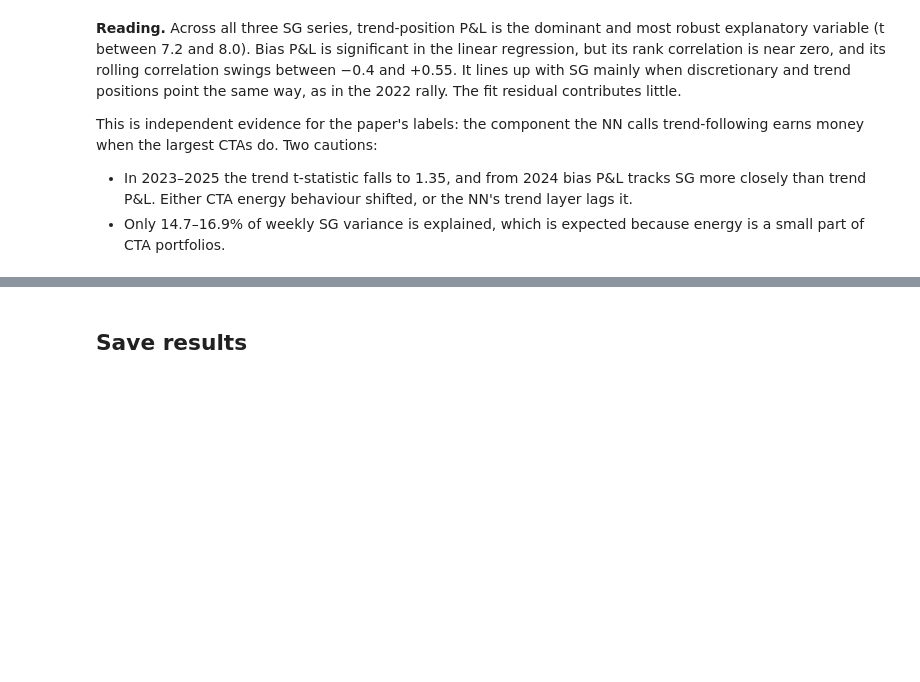
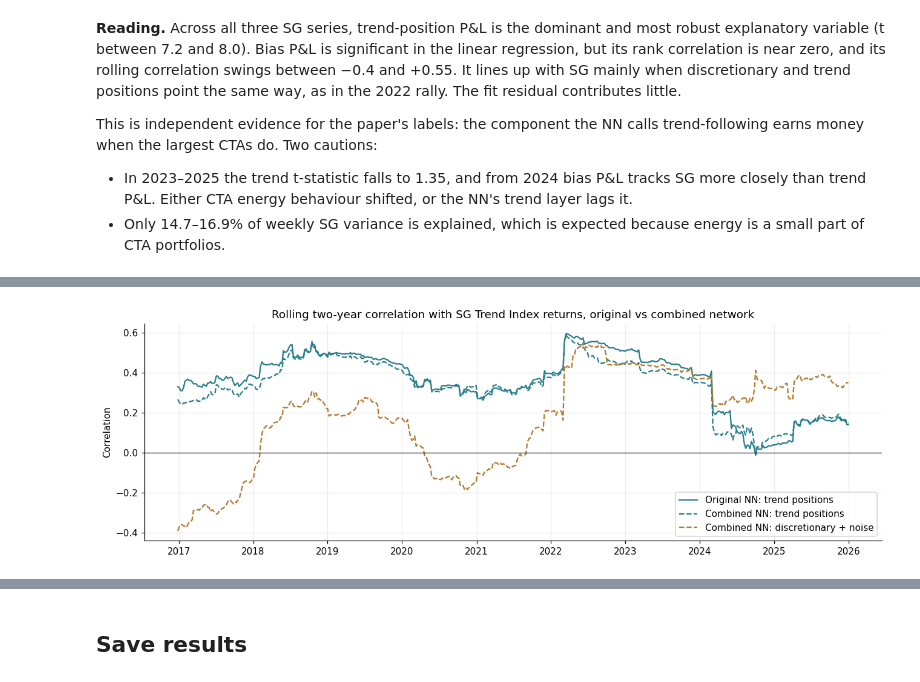
Before and after one commit to julienwax/Capstone, a Jupyter notebook: working_ideas/nn_benchmark.ipynb, the cells around one changed output, grey strips where cells are left out. Cells and saved outputs as stored; diff of their text form; code cells hidden in the pictures; blank space fills up the shorter version.

```diff
--- a/working_ideas/nn_benchmark.ipynb
+++ b/working_ideas/nn_benchmark.ipynb
@@ -137,0 +146,17 @@ This is independent evidence for the paper's labels: the component the NN calls
+# %%
+combined, combined_loadings = sg.run_decomposition(panel, config, combined=True)
+two_parts = lambda p: p.assign(pnl_nontrend=p['pnl_bias'] + p['pnl_residual'])
+pnl_split = {'Original NN': two_parts(pnl),
+             'Combined NN': two_parts(sg.weekly_energy_pnl(panel, daily, combined, sg_levels))}
+TWO_PARTS = ['pnl_trend', 'pnl_nontrend']
+trends = decomposition.merge(combined, on=KEYS, suffixes=('', '_combined'))
+print(f"Correlation of the two networks' trend components: {trends['trend_cur'].corr(trends['trend_cur_combined']):.2f}")
+
+combined_correlations = pd.concat({name: sg.pnl_correlations(p, 'SG Trend', TWO_PARTS) for name, p in pnl_split.items()})
+display(combined_correlations.round(3))
+combined_attribution = pd.concat({name: sg.attribution_table(p, {
+    'SG Trend': ('SG Trend', 2015, 2025), 'SG CTA': ('SG CTA', 2015, 2025),
+    'SG Trend Indicator': ('SG Trend Indicator', 2015, 2025),
+    'SG Trend, 2015–2019': ('SG Trend', 2015, 2019), 'SG Trend, 2020–2022': ('SG Trend', 2020, 2022),
+    'SG Trend, 2023–2025': ('SG Trend', 2023, 2025)}, TWO_PARTS) for name, p in pnl_split.items()})
+display(combined_attribution.round(2))
@@ -137,0 +183,23 @@ This is independent evidence for the paper's labels: the component the NN calls
+# %%
+fig, ax = plt.subplots(figsize=(12, 4))
+for name, col, color, style in [('Original NN', 'pnl_trend', COLORS['trend'], '-'),
+                                ('Combined NN', 'pnl_trend', COLORS['trend'], '--'),
+                                ('Combined NN', 'pnl_nontrend', COLORS['bias'], '--')]:
+    p = pnl_split[name]
+    ax.plot(p.index, p[col].rolling(104).corr(p['SG Trend']), color=color, ls=style,
+            label=f'{name}: {PNL_LABELS[col].lower()}')
+ax.axhline(0, color='black', lw=.8)
+ax.set(title='Rolling two-year correlation with SG Trend Index returns, original vs combined network',
+       ylabel='Correlation')
+ax.grid(alpha=.25)
+ax.legend()
+fig.tight_layout()
+fig.savefig(OUTPUT / 'pnl_correlation_rolling_combined.png', dpi=160)
+plt.show()
+
+combined.to_csv(OUTPUT / 'nn_combined_decomposition.csv', index=False)
+pnl_split['Combined NN'].to_csv(OUTPUT / 'weekly_energy_pnl_combined_vs_sg.csv')
+combined_correlations.to_csv(OUTPUT / 'pnl_correlations_combined.csv')
+combined_attribution.to_csv(OUTPUT / 'pnl_attribution_combined.csv')
+# %% [output]
+[figure, added]
```
Also changed, not shown: parts of 3 cells of this notebook, 3 other files.
